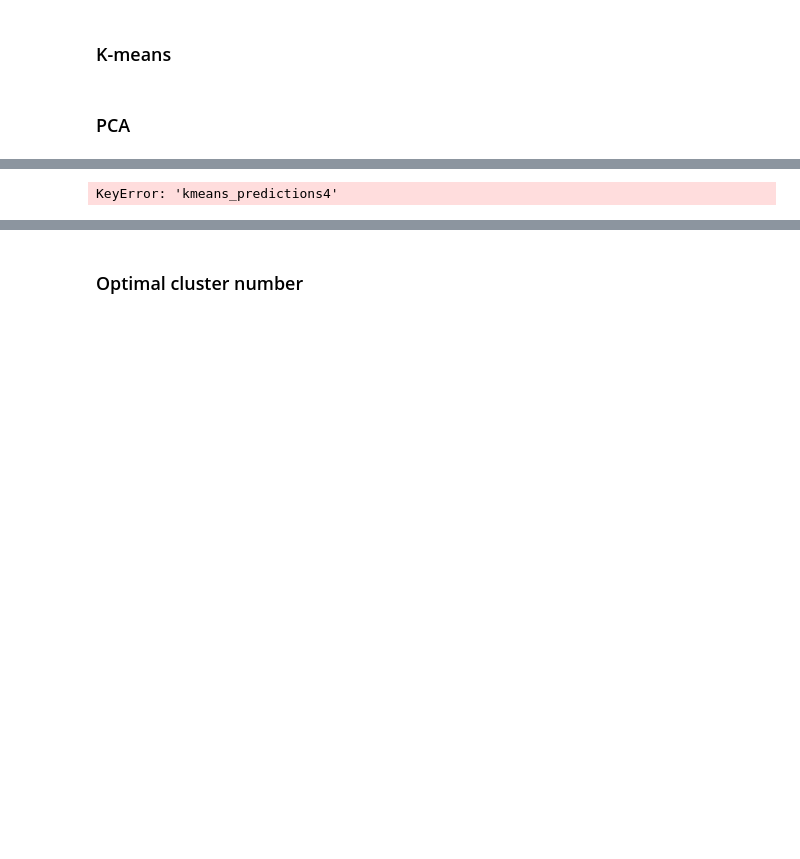
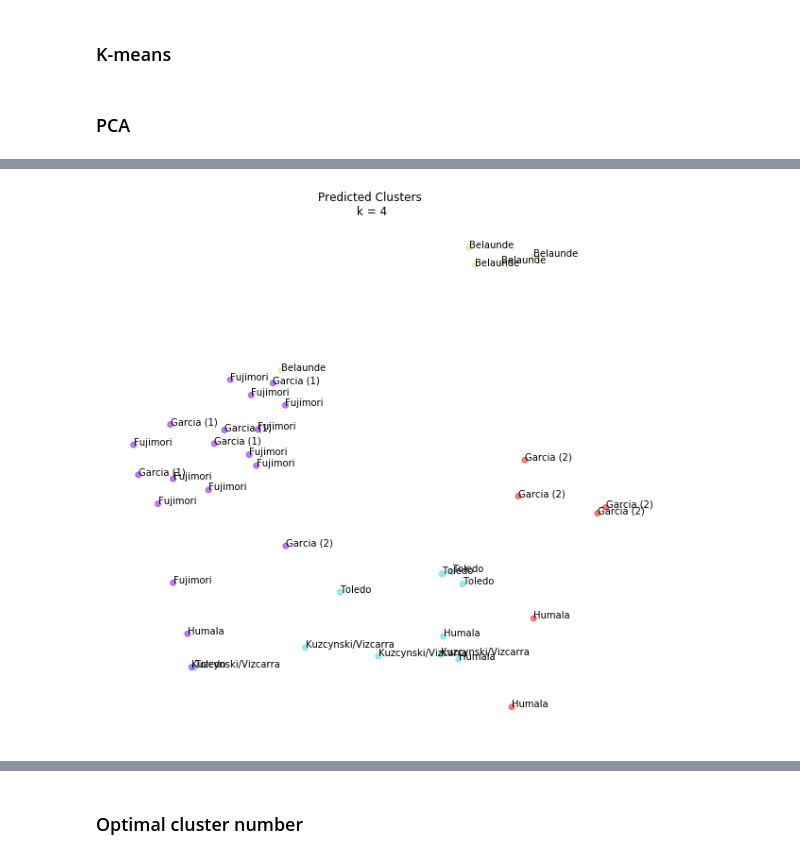
Before and after one commit to luisesanmartin/Content-Analysis-2020, a Jupyter notebook: week-6/6-Discovering-Patterns-Clusters-and-Topics.ipynb, the cells around one changed output, grey strips where cells are left out. Drawn from its saved outputs; the diff is of its cells as text; code cells hidden in the pictures; blank space fills up the shorter version.

```diff
--- a/week-6/6-Discovering-Patterns-Clusters-and-Topics.ipynb
+++ b/week-6/6-Discovering-Patterns-Clusters-and-Topics.ipynb
@@ -826,22 +612,22 @@ plt.show()
 # %%
 numCategories = 4
 colors = list(plt.cm.rainbow(np.linspace(0,1, numCategories)))
-colors_p = [colors[l] for l in targetDF['kmeans_predictions' + str(numCategories)]]
+colors_p = [colors[l] for l in targetDF['kmeans' + str(numCategories)]]
 
 # Plotting
 plt.figure(figsize=(10,10))
 fig = plt.figure(1)
 ax = fig.add_subplot(111)
 ax.set_frame_on(False)
 plt.scatter(reducedPCA_speechData[:, 0], reducedPCA_speechData[:, 1], color = colors_p, alpha = 0.5)
 plt.xticks(())
 plt.yticks(())
-for i, year in enumerate(speech['year']):
+for i, year in enumerate(speech['administration']):
     ax.annotate(year, (reducedPCA_speechData[:, 0][i],reducedPCA_speechData[:, 1][i]))
 plt.title('Predicted Clusters\n k = {}'.format(numCategories))
 plt.show()
 # %% [output]
-KeyError: 'kmeans_predictions4'
+[figure, added]
 # %%
 numCategories = 5
 colors = list(plt.cm.rainbow(np.linspace(0,1, numCategories)))
```
Also changed, not shown: parts of 94 cells of this notebook, 2 other files.
